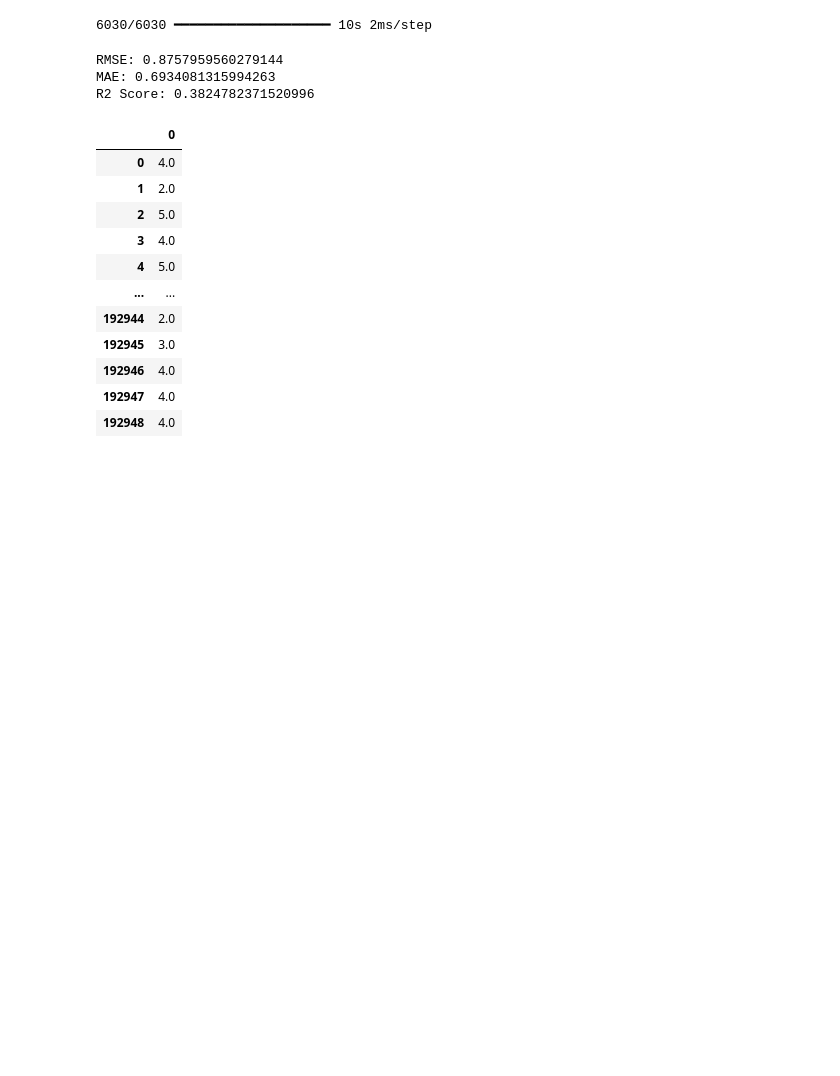
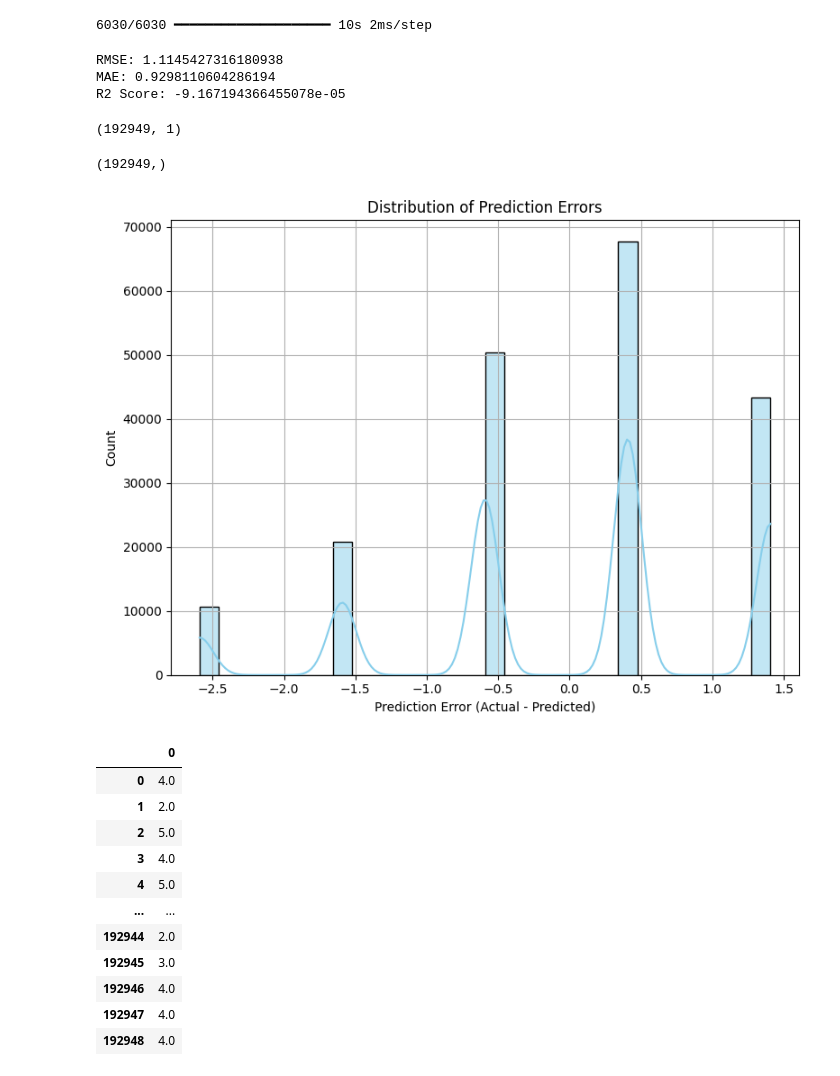
Before and after one commit to StefanVodilovski/movie-recommendation-system, a Jupyter notebook: model_training/evaluation/evaluate.ipynb, the cells around one changed output. Cells and saved outputs as stored; diff of their text form; code cells hidden in the pictures; blank space fills up the shorter version.

```diff
--- a/model_training/evaluation/evaluate.ipynb
+++ b/model_training/evaluation/evaluate.ipynb
@@ -17,9 +17,9 @@ y_test = pd.read_parquet("../../datasets/train-test-split/rating_test.parquet")
 # %%
 from tensorflow import keras
 
-model = keras.models.load_model("../../models/mlp_with_overview/1/model.keras")
+model = keras.models.load_model("../../models/mlp_without_overview/1/simple_mlp_model.keras")
 # %%
-predictions = model.predict([u_test, i_test,e_test])
+predictions = model.predict([u_test, i_test])
 # %% [output]
 6030/6030 ━━━━━━━━━━━━━━━━━━━━ 10s 2ms/step
 # %%
@@ -27,9 +27,35 @@ print("RMSE:", np.sqrt(mean_squared_error(y_test, predictions)))
 print("MAE:", mean_absolute_error(y_test, predictions))
 print("R2 Score:", r2_score(y_test, predictions))
 # %% [output]
-RMSE: 0.8757959560279144
-MAE: 0.6934081315994263
-R2 Score: 0.3824782371520996
+RMSE: 1.1145427316180938
+MAE: 0.9298110604286194
+R2 Score: -9.167194366455078e-05
+# %%
+predictions.shape
+# %% [output]
+(192949, 1)
+# %%
+y_test[0].shape
+# %% [output]
+(192949,)
+# %%
+import seaborn as sns
+# or y_test.ravel()
+
+flatter_predictions = predictions.flatten()
+errors = y_test[0] - flatter_predictions
+
+# Plot distribution of prediction errors
+plt.figure(figsize=(8, 6))
+sns.histplot(errors, bins=30, kde=True, color="skyblue")
+plt.xlabel("Prediction Error (Actual - Predicted)")
+plt.title("Distribution of Prediction Errors")
+plt.grid(True)
+plt.tight_layout()
+plt.savefig("prediction_error_distribution.png")  # optional
+plt.show()
+# %% [output]
+[figure, added]
 # %%
 y_test
 # %% [output]
```
Also changed, not shown: 22 other files.
